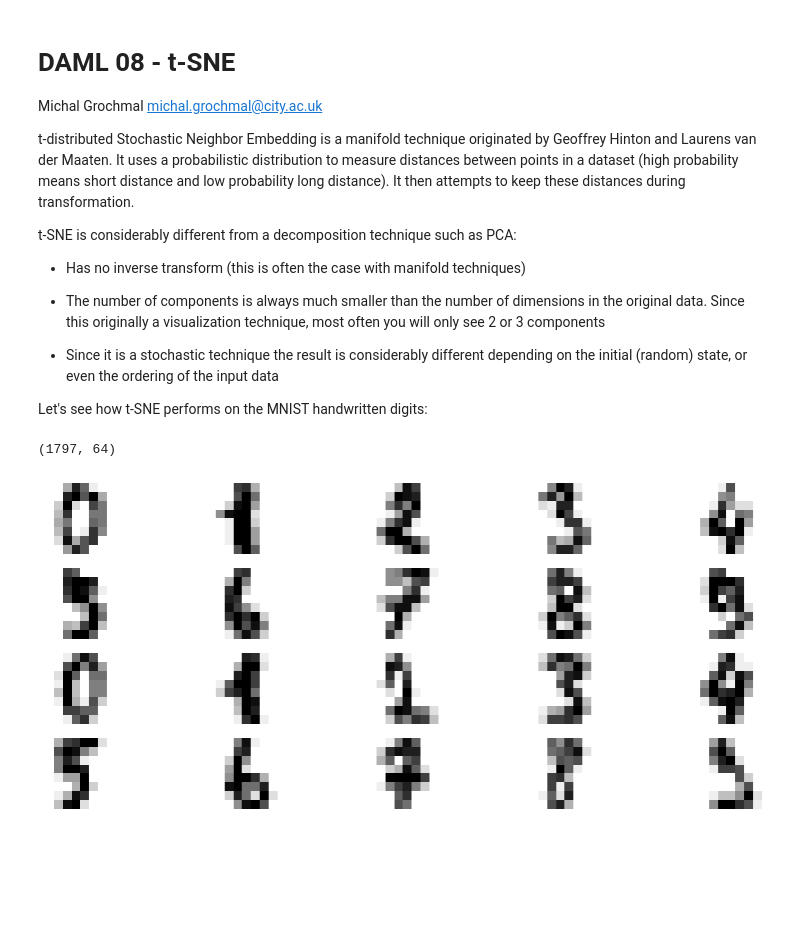
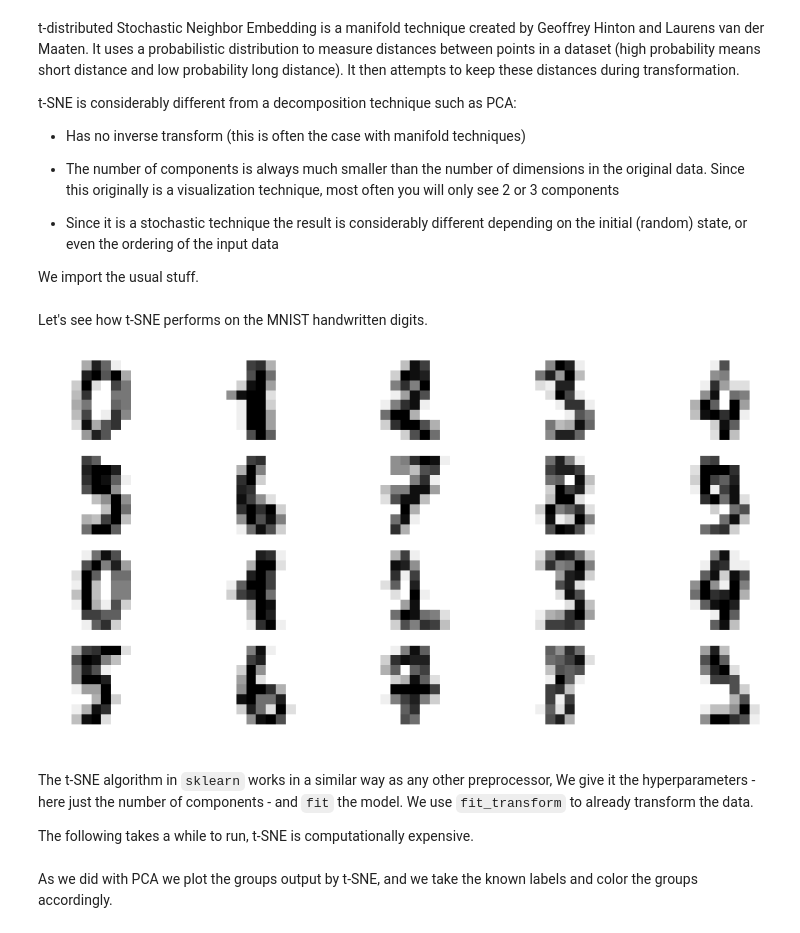
Before and after one commit to grochmal/daml, a Jupyter notebook: sklearn/tsne.ipynb, the cells around one changed output. Drawn from its saved outputs; the diff is of its cells as text; code cells hidden in the pictures; blank space fills up the shorter version.

```diff
--- a/sklearn/tsne.ipynb
+++ b/sklearn/tsne.ipynb
@@ -1,48 +5,43 @@
 # %% [markdown]
-# DAML 08 - t-SNE
-
-Michal Grochmal <michal.grochmal@city.ac.uk>
-
-t-distributed Stochastic Neighbor Embedding is a manifold technique originated
-by Geoffrey Hinton and Laurens van der Maaten.  It uses a probabilistic distribution
-to measure distances between points in a dataset (high probability means short distance
-and low probability long distance).  It then attempts to keep these distances during
-transformation.
+t-distributed Stochastic Neighbor Embedding is a manifold technique created
+by Geoffrey Hinton and Laurens van der Maaten.
+It uses a probabilistic distribution to measure distances between points in a dataset
+(high probability means short distance and low probability long distance).
+It then attempts to keep these distances during transformation.
 
 t-SNE is considerably different from a decomposition technique such as PCA:
 
 -   Has no inverse transform (this is often the case with manifold techniques)
 
 -   The number of components is always much smaller than the number of dimensions
-    in the original data.  Since this originally a visualization technique,
+    in the original data.  Since this originally is a visualization technique,
     most often you will only see 2 or 3 components
 
 -   Since it is a stochastic technique the result is considerably different
     depending on the initial (random) state, or even the ordering of the input data
 
-Let's see how t-SNE performs on the MNIST handwritten digits:
+We import the usual stuff.
-# %%
-%matplotlib inline
-import numpy as np
-import matplotlib.pyplot as plt
-import matplotlib.patheffects as PathEffects
-import seaborn as sns
-sns.set()
-from sklearn.manifold import TSNE
-from sklearn.datasets import load_digits
-from sklearn.preprocessing import scale
-from sklearn.metrics.pairwise import pairwise_distances
-# %%
-digits = load_digits()
-digits.data.shape
-# %% [output]
-(1797, 64)
+# %%
+import numpy as np
+import matplotlib.pyplot as plt
+%matplotlib inline
+plt.style.use('seaborn-talk')
+# %% [markdown]
+Let's see how t-SNE performs on the MNIST handwritten digits.
 # %%
-sample = digits.data[:20].reshape(20, 8, 8)
-fig, axes = plt.subplots(4, 5, figsize=(14, 6))
+from sklearn.datasets import load_digits
+digits = load_digits()
+sample = digits.images[:20]
+fig, axes = plt.subplots(4, 5, figsize=(16, 8))
 for i, ax in enumerate(axes.flat):
     ax.imshow(sample[i], cmap='binary')
-    ax.set(xticks=[], yticks=[])
+    ax.axis('off')
 # %% [output]
-[figure, old version]
+[figure, new version]
+# %% [markdown]
+The t-SNE algorithm in `sklearn` works in a similar way as any other preprocessor,
+We give it the hyperparameters - here just the number of components - and `fit` the model.
+We use `fit_transform` to already transform the data.
+
+The following takes a while to run, t-SNE is computationally expensive.
 # %%
@@ -50 +50,4 @@ proj = TSNE(n_components=2).fit_transform(digits.data)  # this will take a while
+# %% [markdown]
+As we did with PCA we plot the groups output by t-SNE,
+and we take the known labels and color the groups accordingly.
 # %%
```
Also changed, not shown: parts of 9 cells of this notebook, 12 other files.
